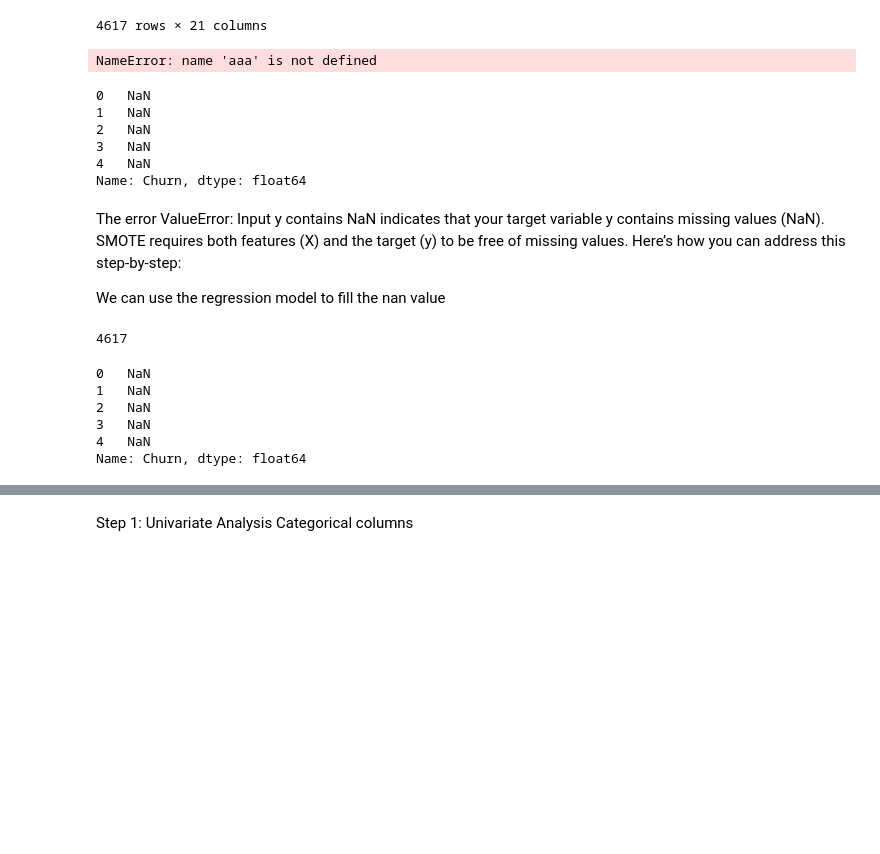
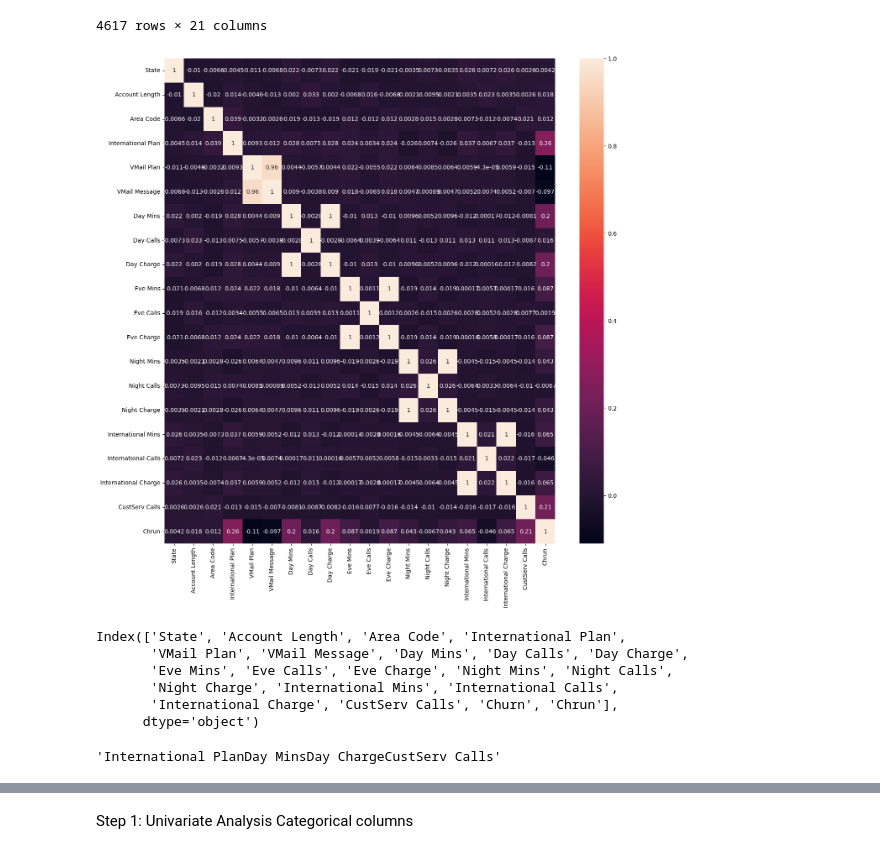
Before and after one commit to isahaq777/My_Projects, a Jupyter notebook: Data_Science_Projects/Telecom/No_Chrun_Telecom.ipynb, the cells around one changed output, grey strips where cells are left out. Cells and saved outputs as stored; diff of their text form; code cells hidden in the pictures; blank space fills up the shorter version.

```diff
--- a/Data_Science_Projects/Telecom/No_Chrun_Telecom.ipynb
+++ b/Data_Science_Projects/Telecom/No_Chrun_Telecom.ipynb
@@ -340,8 +310,5 @@ max               9.00      NaN
 # %%
 data['State'] = data['State'].str.strip()  # Remove leading/trailing spaces
-# %%
-## removing the column,Columns like Phone don't not contribute meaningfully to analysis.
-data = data.drop(['Phone'], axis=1)
 # %%
 data['International Plan'] = data['International Plan'].str.replace(r'[,.:;]', '', regex=True).str.strip()
 data['VMail Plan'] = data['VMail Plan'].str.replace(r'[,.:;]', '', regex=True).str.strip()
@@ -459,43 +426,25 @@ data
 | 4615 | 0.02 | 98 | 415 | 0 | 1 | 23 | 168.90 | ... |
 | 4616 | 0.02 | 140 | 415 | 0 | 0 | 0 | 204.70 | ... |
 4617 rows × 21 columns
-# %%
-aaa
-# %% [output]
-NameError: name 'aaa' is not defined
-# %%
-# Create separate DataFrames for features (X) and target (y)
-X = data.drop('Churn', axis=1)  # Features
-y = data['Churn']  # Target
-
-# Convert target to numeric (assuming 'False' and 'True' values)
-y = y.map({'False': 0, 'True': 1})
-
-# Print the first few rows of the target variable (y)
-print(y.head())
-# %% [output]
-0   NaN
-1   NaN
-2   NaN
-3   NaN
-4   NaN
-Name: Churn, dtype: float64
-# %% [markdown]
-The error ValueError: Input y contains NaN indicates that your target variable y contains missing values (NaN). SMOTE requires both features (X) and the target (y) to be free of missing values. Here’s how you can address this step-by-step:
-
-We can use the regression model to fill the nan value
-# %%
-# Check for missing values in the target variable
-print(y.isnull().sum())
-y.head()
-# %% [output]
-4617
-0   NaN
-1   NaN
-2   NaN
-3   NaN
-4   NaN
-Name: Churn, dtype: float64
+# %%
+sns.heatmap(data.corr(numeric_only=True),annot=True)
+plt.rcParams['figure.figsize']=(15,15)
+plt.show()
+# %% [output]
+[figure, added]
+# %%
+data.columns
+# %% [output]
+Index(['State', 'Account Length', 'Area Code', 'International Plan',
+       'VMail Plan', 'VMail Message', 'Day Mins', 'Day Calls', 'Day Charge',
+       'Eve Mins', 'Eve Calls', 'Eve Charge', 'Night Mins', 'Night Calls',
+       'Night Charge', 'International Mins', 'International Calls',
+       'International Charge', 'CustServ Calls', 'Churn', 'Chrun'],
+      dtype='object')
+# %%
+'International Plan' 'Day Mins'  'Day Charge'  'CustServ Calls'
+# %% [output]
+'International PlanDay MinsDay ChargeCustServ Calls'
 # %%
 from imblearn.over_sampling import SMOTE
 
```
Also changed, not shown: parts of 18 cells of this notebook.
